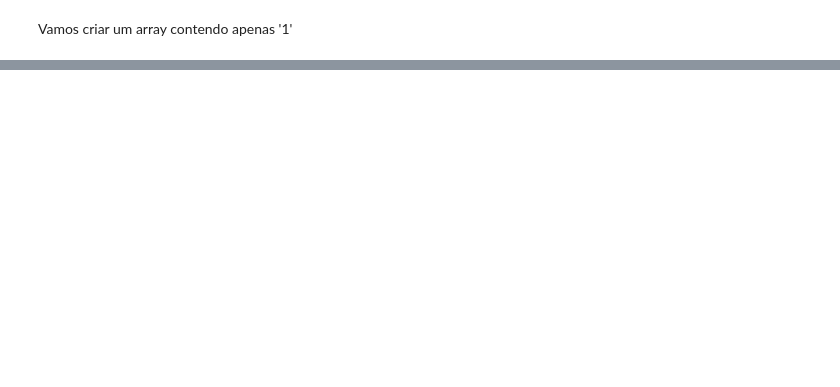
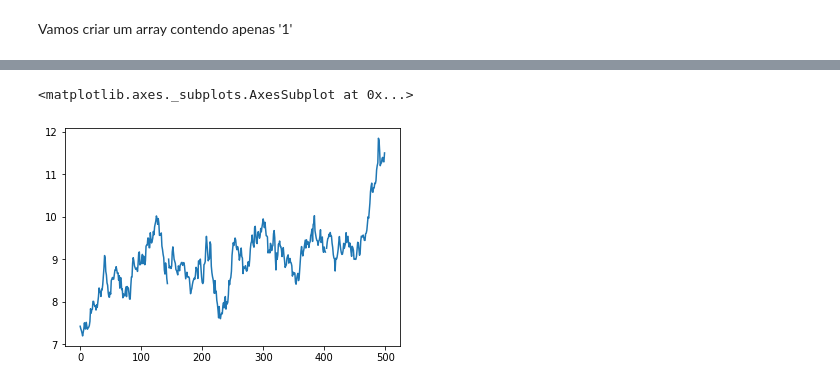
Before and after one commit to jefersonmatsui/Curso_Data_Science_com_Python_Modal_Mais, a Jupyter notebook: M1A5_Bibliotecas.ipynb, the cells around one changed output, grey strips where cells are left out. Cells and saved outputs as stored; diff of their text form; code cells hidden in the pictures; blank space fills up the shorter version.

```diff
--- a/M1A5_Bibliotecas.ipynb
+++ b/M1A5_Bibliotecas.ipynb
@@ -34,0 +289,7 @@ Vamos criar um array contendo apenas '1'
+# %%
+# Podemos plotar um segmento de uma coluna. No exemplo abaixo, estamos plotando da linha 0 até a 500.
+
+dados.iloc[0:500].Close.plot()
+# %% [output]
+<matplotlib.axes._subplots.AxesSubplot at 0x...>
+[figure, added]
```
Also changed, not shown: parts of 72 cells of this notebook.
